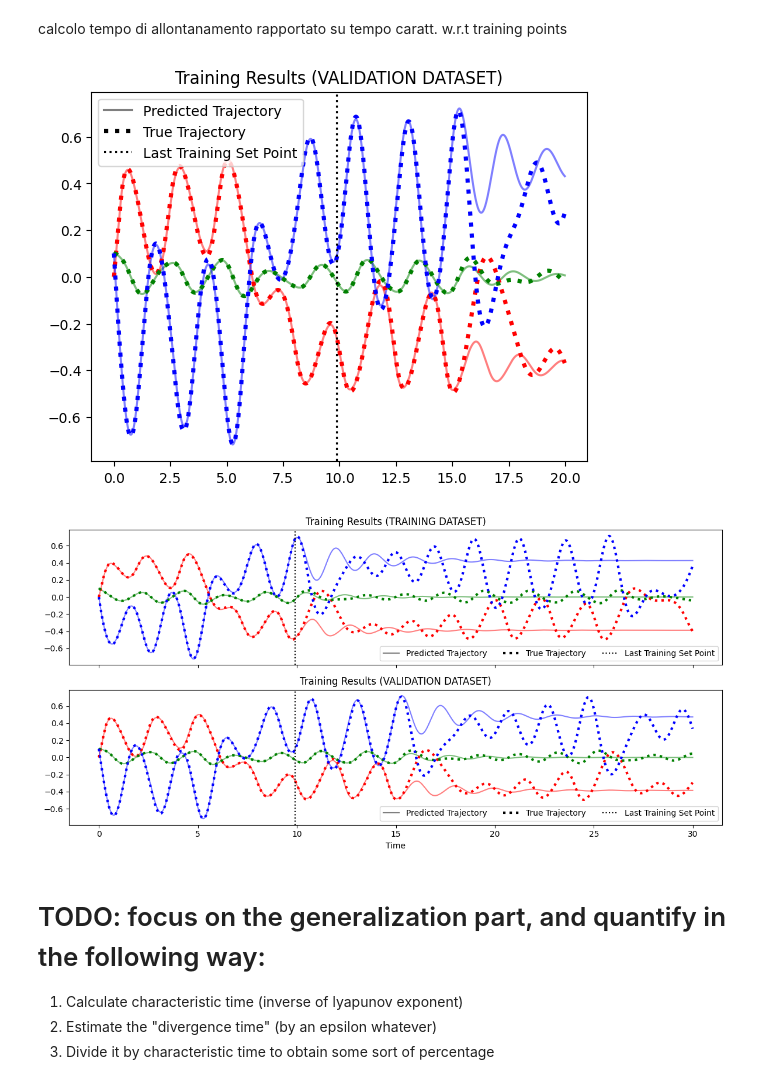
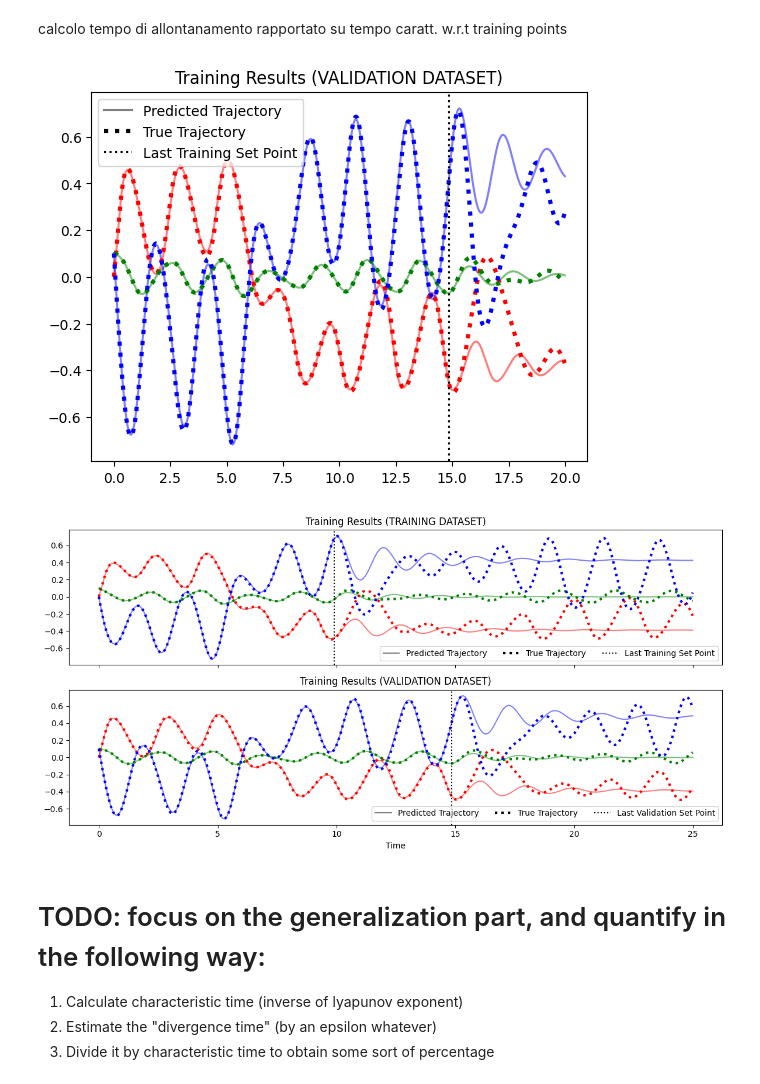
Before and after one commit to OdinMeng/Hybridizing-DeepLearning-and-ClassicalMathematicalModeling, a Jupyter notebook: code/31_3_chua_circuit_jax_part1.ipynb, the cells around one changed output. Cells and saved outputs as stored; diff of their text form; code cells hidden in the pictures.

```diff
--- a/code/31_3_chua_circuit_jax_part1.ipynb
+++ b/code/31_3_chua_circuit_jax_part1.ipynb
@@ -546,6 +528,17 @@ plt.show()
 # save model
 eqx.tree_serialise_leaves("./models_weights/31_3_ude_jax.eqx", ude)
 eqx.tree_serialise_leaves("./models_weights/31_3_ude_pem_jax.eqx", ude_pem)
+# %%
+# load model
+key = jr.PRNGKey(0)
+linear_interp = LinearInterpolator(t_train, x_train)
+linear_interp_jit = eqx.filter_jit(linear_interp)
+
+linear_interp_val = LinearInterpolator(t_val, x_val)
+linear_interp_jit_val = eqx.filter_jit(linear_interp_val)
+
+ude_pem = ChuaUdeX_PEM(ALPHA, BETA, GAMMA, [0.3, 0.1, 0.1], key)
+ude_pem = eqx.tree_deserialise_leaves("./models_weights/31_3_ude_pem_jax.eqx", ude_pem)
 # %%
 term = dfx.ODETerm(chua_model)
 term_ude = dfx.ODETerm(ude_pem)
@@ -611,18 +604,18 @@ plt.plot(t_eval, traj_true[:, 2], color='b', linestyle=':',  linewidth=3)
 
 plt.plot([], [], color="k", alpha=0.5, label="Predicted Trajectory")
 plt.plot([], [], color="k", linestyle=':',  linewidth=3, label="True Trajectory")
-plt.axvline(t_train[-1], color="k", linestyle=":", label="Last Training Set Point")
+plt.axvline(t_val[-1], color="k", linestyle=":", label="Last Training Set Point")
 
 plt.legend()
 plt.title("Training Results (VALIDATION DATASET)")
 plt.show()
 # %% [output]
-[figure, old version]
+[figure, new version]
 # %%
 term = dfx.ODETerm(chua_model)
 term_ude = dfx.ODETerm(ude_pem)
 
-T_MAX = 30
+T_MAX = 25
 
 solver = dfx.Tsit5()
 t_eval = jnp.arange(0, T_MAX, 0.01)
@@ -669,37 +662,41 @@ for ax, ds in zip(axes, datasets):
         t1=T_MAX,
         dt0=0.1,
         y0=ds["y0"],
         args=(ds["interp"]),
         saveat=saveat,
         stepsize_controller=stepper
     ).ys
 
     # Predicted
     ax.plot(t_eval, traj_final[:, 0], color='r', alpha=0.5)
     ax.plot(t_eval, traj_final[:, 1], color='g', alpha=0.5)
     ax.plot(t_eval, traj_final[:, 2], color='b', alpha=0.5)
 
     # Ground truth
     ax.plot(t_eval, traj_true[:, 0], color='r', linestyle=':', linewidth=3)
     ax.plot(t_eval, traj_true[:, 1], color='g', linestyle=':', linewidth=3)
     ax.plot(t_eval, traj_true[:, 2], color='b', linestyle=':', linewidth=3)
 
     # Legend helpers
     ax.plot([], [], color="k", alpha=0.5, label="Predicted Trajectory")
     ax.plot([], [], color="k", linestyle=':', linewidth=3, label="True Trajectory")
 
-    # Training boundary
-    ax.axvline(t_train[-1], color="k", linestyle=":", label="Last Training Set Point")
 
     ax.set_title(ds["title"])
-    ax.legend(ncol=3)
+
+# Training boundaries
+axes[0].axvline(t_train[-1], color="k", linestyle=":", label="Last Training Set Point")
+axes[1].axvline(t_val[-1], color="k", linestyle=":", label="Last Validation Set Point")
+
+axes[0].legend(ncol=3)
+axes[1].legend(ncol=3)
 
 axes[-1].set_xlabel("Time")
 
 plt.tight_layout()
 plt.show()
 # %% [output]
-[figure, old version]
+[figure, new version]
 # %% [markdown]
 # TODO: focus on the generalization part, and quantify in the following way:
 1. Calculate characteristic time (inverse of lyapunov exponent)
```
Also changed, not shown: parts of 21 cells of this notebook, 28 other files.
